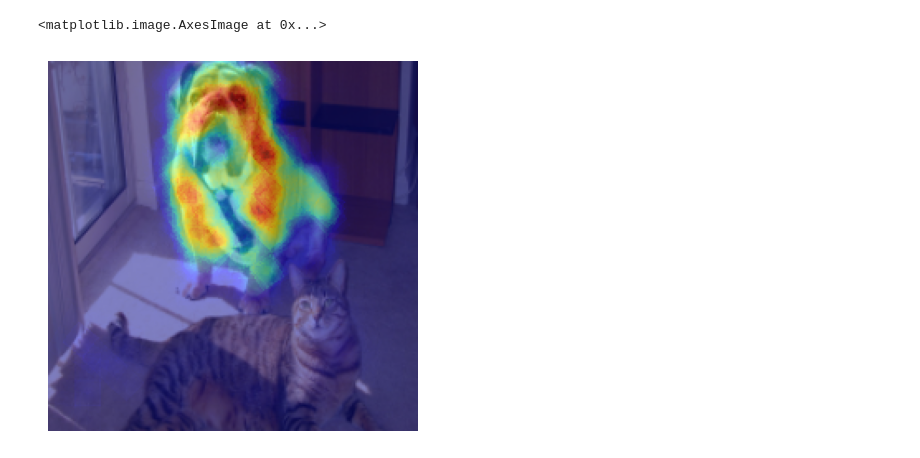
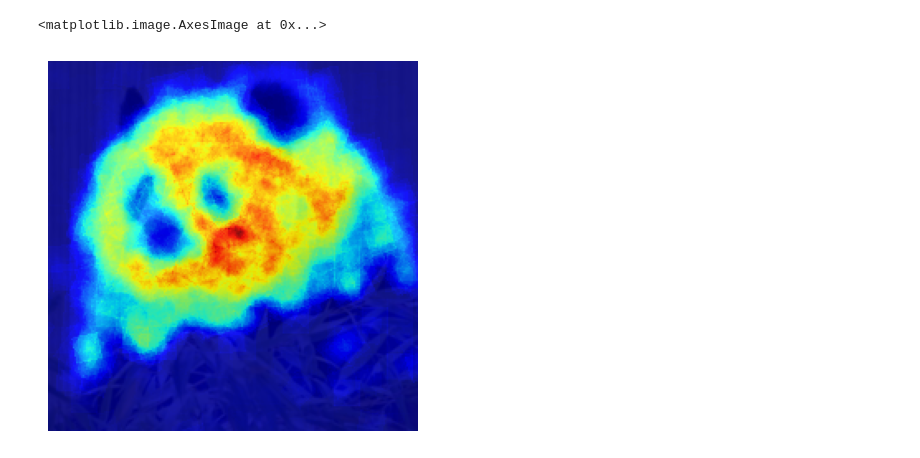
Before and after one commit to St0pien/rot-chefer, a Jupyter notebook: compare.ipynb, the cells around one changed output. Cells and saved outputs as stored; diff of their text form; code cells hidden in the pictures.

```diff
--- a/compare.ipynb
+++ b/compare.ipynb
@@ -1042,7 +1042,7 @@ model = vit_LRP(pretrained=True).cuda()
 model.eval()
 attribution_generator = LRP(model)
 # %%
-image_path = 'samples/catdog.png'
+image_path = 'samples/eb2a406a-eed3-4ad6-98bc-9d147e00f2f3.jpeg'
 # %%
 image = Image.open(image_path)
 dog_cat_image = transform(image)
@@ -1063,5 +1063,5 @@ Top 5 classes:
 # %%
-index = 243
+index = 340
 # %%
 cam_patch = attribution_generator.generate_LRP(dog_cat_image.unsqueeze(0).cuda(), index)
 plt.axis('off')
@@ -1077,11 +1077,11 @@ plt.imshow(cam_patch_vis, cmap='jet', alpha=0.5)
 # %%
-lrp_full = FulLRP(model, n_samples=64)
+lrp_full = FulLRP(model, n_samples=32)
 # %%
 full_cam = lrp_full.generate_LRP(dog_cat_image.unsqueeze(0).cuda(), index=index)
 
 plt.axis('off')
 plt.imshow((dog_cat_image.cpu().permute(1,2,0) + 1) / 2)
-plt.imshow(full_cam.detach().cpu().permute(1,2,0), cmap='jet', alpha=0.5)
+plt.imshow(full_cam.detach().cpu().permute(1,2,0), cmap='jet', alpha=0.9)
 # %% [output]
 <matplotlib.image.AxesImage at 0x...>
-[figure, old version]
+[figure, new version]
```
Also changed, not shown: parts of 6 cells of this notebook, 3 other files.
